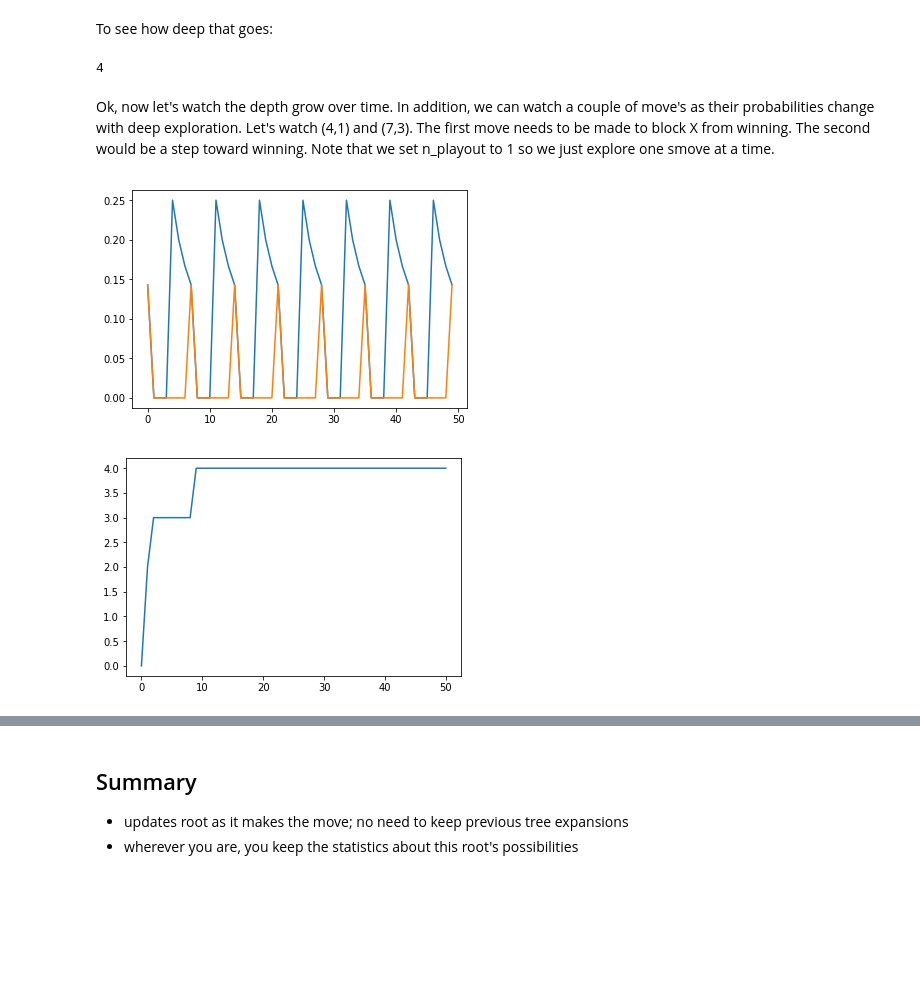
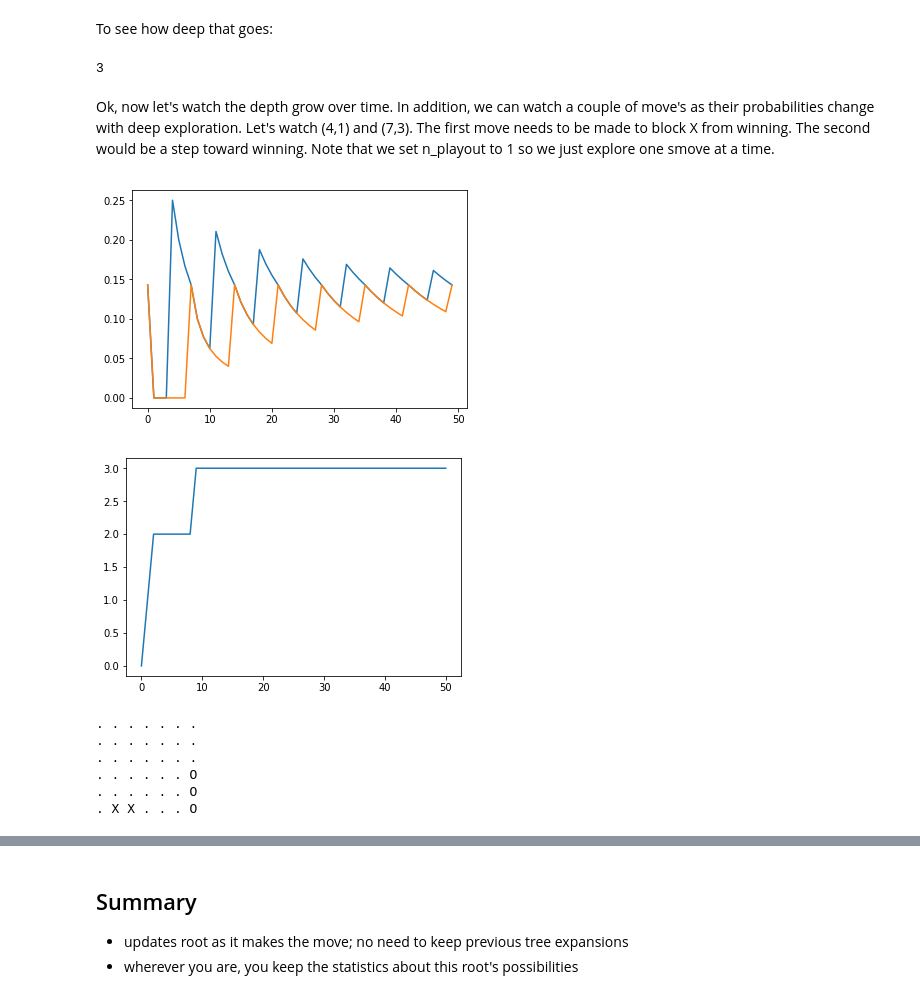
Before and after one commit to ArtificialIntelligenceToolkit/aima3, a Jupyter notebook: notebooks/monte_carlo_tree_search.ipynb, the cells around one changed output, grey strips where cells are left out. Cells and saved outputs as stored; diff of their text form; code cells hidden in the pictures; blank space fills up the shorter version.

```diff
--- a/notebooks/monte_carlo_tree_search.ipynb
+++ b/notebooks/monte_carlo_tree_search.ipynb
@@ -24,7 +27,7 @@ from aima3.games import (ConnectFour, RandomPlayer, QueryPlayer, players,
 # %% [markdown]
 Let's play a game:
 # %%
-p1 = RandomPlayer("Rando")
-p2 = MCTSPlayer("Monte")
+p1 = AlphaBetaCutoffPlayer()
+p2 = MCTSPlayer(n_playout=150)
+p3 = RandomPlayer()
 game = ConnectFour()
-game.play_game(p1, p2)
@@ -162,7 +172,7 @@ def max_depth(tree):
 # %%
-max_depth(p2.mcts.root)
+p2.mcts.root.depth()
 # %% [output]
-4
+3
 # %% [markdown]
 Ok, now let's watch the depth grow over time. In addition, we can watch a couple of move's as their probabilities change with deep exploration. Let's watch (4,1) and (7,3). The first move needs to be made to block X from winning. The second would be a step toward winning. Note that we set n_playout to 1 so we just explore one smove at a time.
 # %%
@@ -170,25 +180,25 @@ import matplotlib.pyplot as plt
 # %%
 state = game.initial
 
 p2.mcts.update_with_move(-1)
 p2.mcts.n_playout = 1
 
 history = []
 depth = [0]
 watchlist = [(4,1), (7,1)]
 cycles = 50
 for i in range(cycles):
     move_probs = p2.mcts.get_move_probs(state)
-    depth.append(max_depth(p2.mcts.root))
+    depth.append(p2.mcts.root.depth())
     watch = []
     for move in watchlist:
         index = move_probs[0].index(move)
         watch.append(move_probs[1][index])
     history.append(watch)
 plt.plot(history);
 # %% [output]
-[figure, old version]
+[figure, new version]
 # %%
 plt.plot(depth);
 # %% [output]
-[figure, old version]
+[figure, new version]
@@ -195,3 +214,12 @@ plt.plot(depth);
+# %%
+game.display(state)
+# %% [output]
+. . . . . . .
+. . . . . . .
+. . . . . . .
+. . . . . . O
+. . . . . . O
+. X X . . . O
 # %%
 state = GameState(to_move='X', board={(1,1): 'X', (2, 1): 'X',
                                       (7,1): 'O', (7, 2): 'O'}, utility=0, moves=moves)
```
Also changed, not shown: parts of 25 cells of this notebook, 5 other files.
